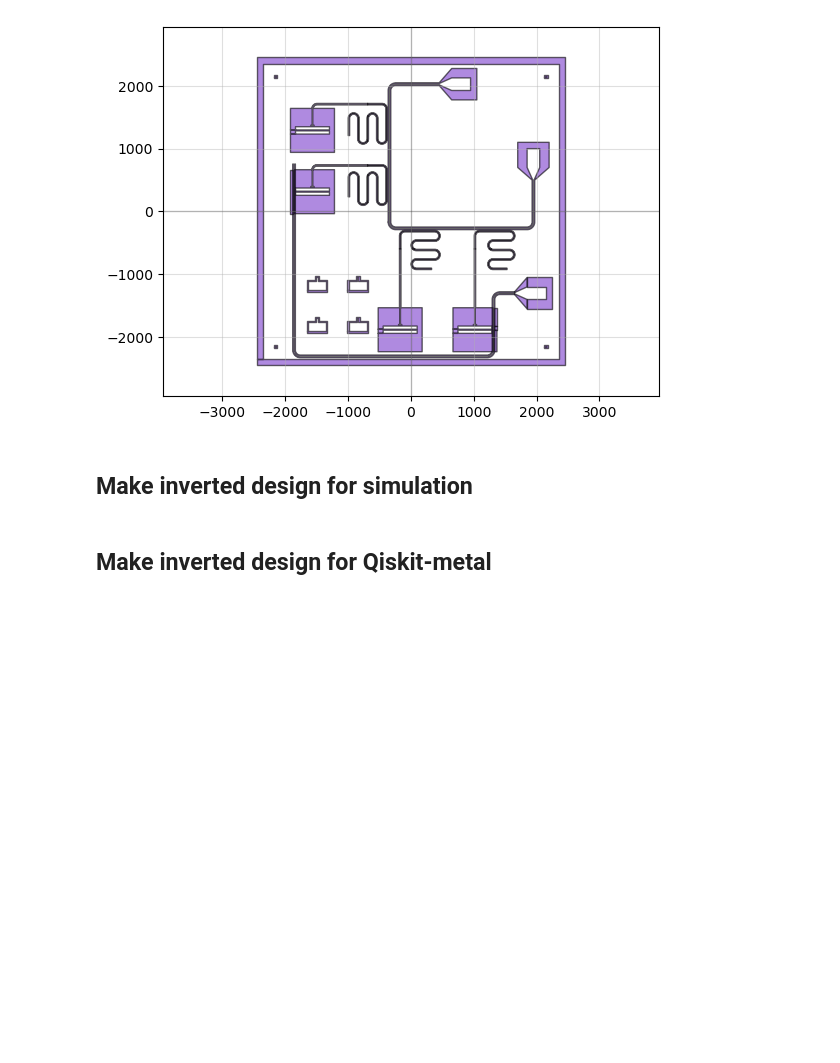
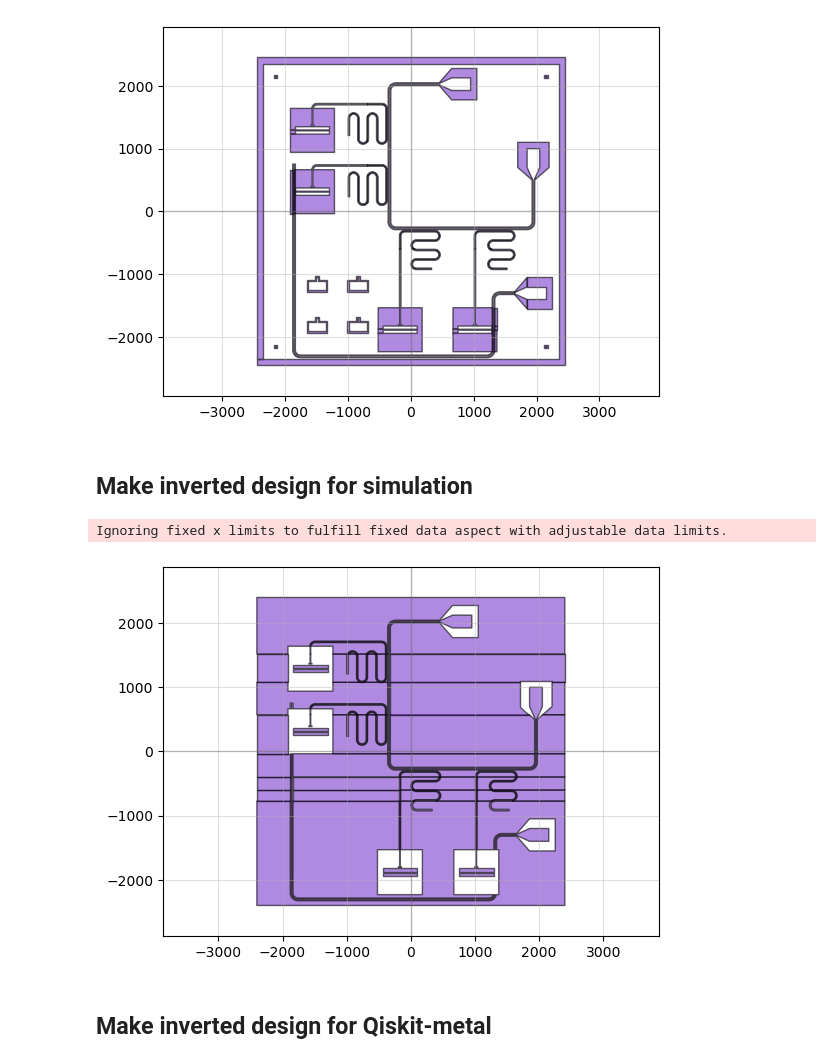
Before and after one commit to yminononono/Quantum-GDSDesign, a Jupyter notebook: transmon2D.ipynb, the cells around one changed output. Saved outputs shown, nothing was run; the diff lists cells and outputs as text; code cells hidden in the pictures; blank space fills up the shorter version.

```diff
--- a/transmon2D.ipynb
+++ b/transmon2D.ipynb
@@ -31,7 +31,7 @@ JJtype = "mh" # mh or dl (manhattan or dolan)
 Bandage = False
 DCLine = True # Add DC line next to squids
 Entangle = False # Connect two transmons
-SimulationDesign = False # Make inverted design for HFSS simulation (This takes a long time...)
+SimulationDesign = True # Make inverted design for HFSS simulation (This takes a long time...)
 QiskitDesign = True
 
 outname = "waferdesign_2D_" + JJtype
@@ -167,43 +167,31 @@ Device (name "DCLine" (uid 127), ports [], aliases [], 0 polygons, 1 references)
 # %%
 if SimulationDesign:
     # Produce inverted version for simulation
     chipdesign_inverted = Device('chipdesign_inverted')
-    chipdesign_inverted_FL = Device('chipdesign_inverted_FL')
-    chipdesign_inverted_FL_DoubleRes = Device('chipdesign_inverted_FL_DoubleRes')
-    chipdesign_inverted.add_ref(FL)
-    chipdesign_inverted_FL.add_ref(FL)
-    chipdesign_inverted_FL_DoubleRes.add_ref(FL)
-    chipdesign_inverted_FL_DoubleRes.add_ref(R1_tmp)
-    chipdesign_inverted_FL_DoubleRes.add_ref(R4_tmp)
-    chipdesign_inverted.add_ref(R1_tmp)
-    chipdesign_inverted.add_ref(R2_tmp)
-    chipdesign_inverted.add_ref(R3_tmp)
-    chipdesign_inverted.add_ref(R4_tmp)
+    chipdesign_inverted.add_ref(FL.device)
+    chipdesign_inverted.add_ref(R1.device)
+    chipdesign_inverted.add_ref(R2.device)
+    chipdesign_inverted.add_ref(R3.device)
+    chipdesign_inverted.add_ref(R4.device)
     # chipdesign_inverted.add_ref(CP)
     # chipdesign_inverted.add_ref(TA)
     if DCLine:
-        chipdesign_inverted.add_ref(DC_tmp)
+        chipdesign_inverted.add_ref(DC.device)
     if Entangle:
-        chipdesign_inverted.add_ref(line_1to2)
-        chipdesign_inverted.add_ref(line_3to4)
+        chipdesign_inverted.add_ref(line_1to2.device)
+        chipdesign_inverted.add_ref(line_3to4.device)
 
     rectangle = pg.bbox([(-2400, -2400),(2400, 2400)], 0)
-    trace_DoubleRes = pg.copy_layer(chipdesign_inverted_FL_DoubleRes, 1, Resonator_layer)
     trace = pg.copy_layer(chipdesign_inverted, 1, Resonator_layer)
     chipdesign_inverted = pg.boolean(rectangle, chipdesign_inverted, operation = 'not', layer = Resonator_layer)
-    chipdesign_inverted_FL = pg.boolean(rectangle, chipdesign_inverted_FL, operation = 'not', layer = Resonator_layer)
-    chipdesign_inverted_FL_DoubleRes = pg.boolean(rectangle, chipdesign_inverted_FL_DoubleRes, operation = 'not', layer = Resonator_layer)
-
-    chipdesign_inverted_FL_DoubleRes.add_ref(trace_DoubleRes)
     chipdesign_inverted.add_ref(trace)
 
     qp(chipdesign_inverted)
-    qp(chipdesign_inverted_FL)
-    qp(chipdesign_inverted_FL_DoubleRes)
 
     chipdesign_inverted.write_gds('output/chipdesign_simulation.gds')
-    chipdesign_inverted_FL.write_gds('output/chipdesign_onlyFL_simulation.gds')
-    chipdesign_inverted_FL_DoubleRes.write_gds('output/chipdesign_onlyFL_DoubleRes_simulation.gds')
+# %% [output]
+Ignoring fixed x limits to fulfill fixed data aspect with adjustable data limits.
+[figure, added]
 # %% [markdown]
 ## Make inverted design for Qiskit-metal
 # %%
```
Also changed, not shown: parts of 1 cell of this notebook, 3 other files.
